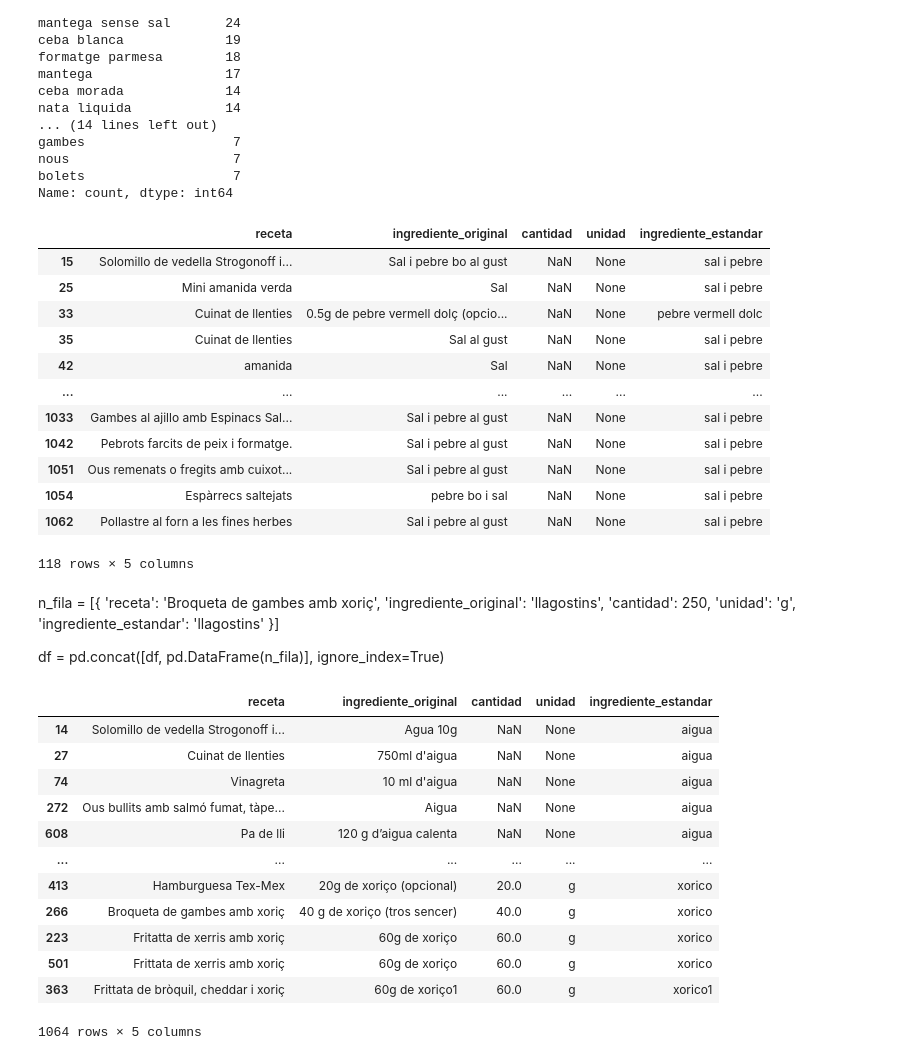
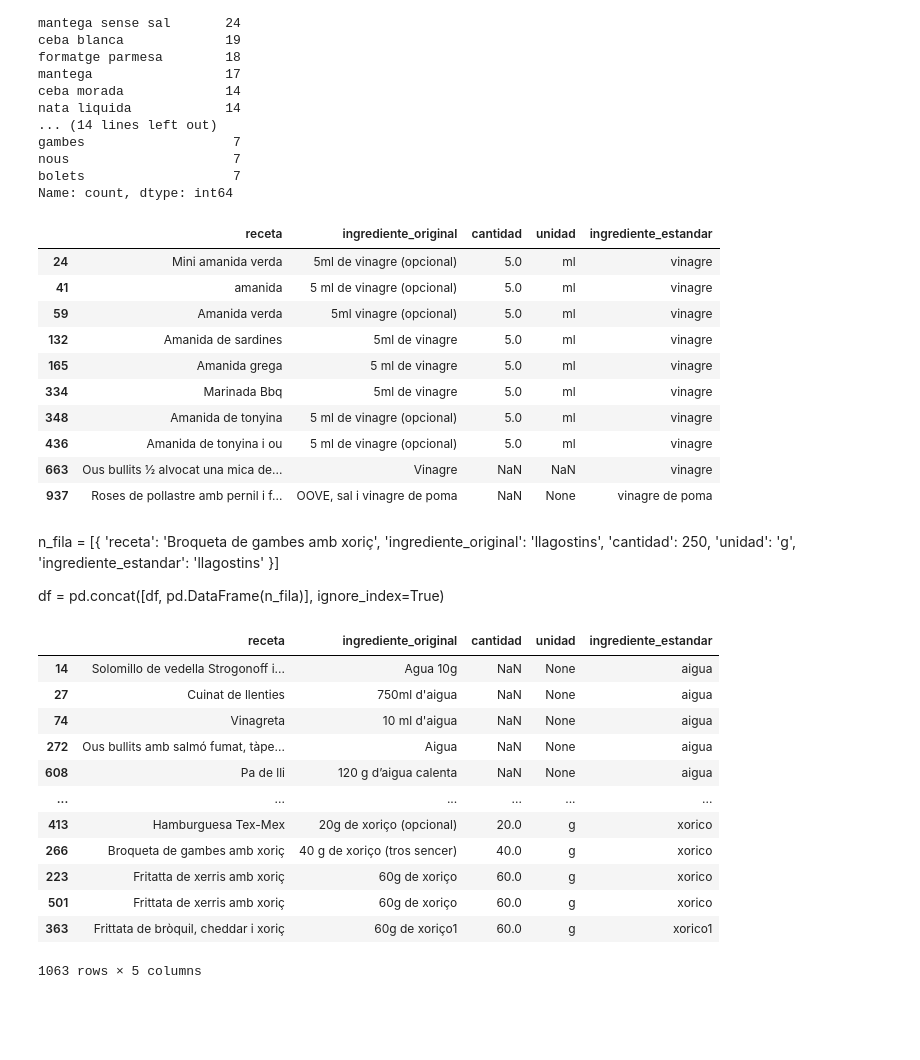
Before and after one commit to TonioDominguez/nutri_test, a Jupyter notebook: estandarizacion_en_detalle.ipynb, the cells around one changed output. Drawn from its saved outputs; the diff is of its cells as text; code cells hidden in the pictures; blank space fills up the shorter version.

```diff
--- a/estandarizacion_en_detalle.ipynb
+++ b/estandarizacion_en_detalle.ipynb
@@ -61,8 +61,4 @@ mask = df[df['ingrediente_estandar'].str.contains("pebre", na=False)]
 # %%
 #df.loc[mask.index, 'ingrediente_estandar'] = 'sal i pebre'
-df.loc[mask.index, 'cantidad'] = None
-df.loc[mask.index, 'unidad'] = None
+#df.loc[mask.index, 'cantidad'] = None
+#df.loc[mask.index, 'unidad'] = None
-# %%
-df.loc[[376, 729, 71],'ingrediente_estandar'] = 'pebre vermell picant'
-#df.loc[[582, 114],'cantidad'] = [5, 6]
-#df.loc[[582, 114],'unidad'] = None
@@ -69,19 +69,17 @@ df.loc[[376, 729, 71],'ingrediente_estandar'] = 'pebre vermell picant'
 # %%
-df[df['ingrediente_estandar'].str.contains("pebre", na=False)]
+df[df['ingrediente_estandar'].str.contains("vinagre", na=False)]
 # %% [output]
 |  | receta | ingrediente_original | cantidad | unidad | ingrediente_estandar |
-| 15 | Solomillo de vedella Strogonoff i... | Sal i pebre bo al gust | NaN | None | sal i pebre |
-| 25 | Mini amanida verda | Sal | NaN | None | sal i pebre |
-| 33 | Cuinat de llenties | 0.5g de pebre vermell dolç (opcio... | NaN | None | pebre vermell dolc |
-| 35 | Cuinat de llenties | Sal al gust | NaN | None | sal i pebre |
-| 42 | amanida | Sal | NaN | None | sal i pebre |
-| ... | ... | ... | ... | ... | ... |
-| 1033 | Gambes al ajillo amb Espinacs Sal... | Sal i pebre al gust | NaN | None | sal i pebre |
-| 1042 | Pebrots farcits de peix i formatge. | Sal i pebre al gust | NaN | None | sal i pebre |
-| 1051 | Ous remenats o fregits amb cuixot... | Sal i pebre al gust | NaN | None | sal i pebre |
-| 1054 | Espàrrecs saltejats | pebre bo i sal | NaN | None | sal i pebre |
-| 1062 | Pollastre al forn a les fines herbes | Sal i pebre al gust | NaN | None | sal i pebre |
+| 24 | Mini amanida verda | 5ml de vinagre (opcional) | 5.0 | ml | vinagre |
+| 41 | amanida | 5 ml de vinagre (opcional) | 5.0 | ml | vinagre |
+| 59 | Amanida verda | 5ml vinagre (opcional) | 5.0 | ml | vinagre |
+| 132 | Amanida de sardines | 5ml de vinagre | 5.0 | ml | vinagre |
+| 165 | Amanida grega | 5 ml de vinagre | 5.0 | ml | vinagre |
+| 334 | Marinada Bbq | 5ml de vinagre | 5.0 | ml | vinagre |
+| 348 | Amanida de tonyina | 5 ml de vinagre (opcional) | 5.0 | ml | vinagre |
+| 436 | Amanida de tonyina i ou | 5 ml de vinagre (opcional) | 5.0 | ml | vinagre |
+| 663 | Ous bullits ½ alvocat una mica de... | Vinagre | NaN | NaN | vinagre |
+| 937 | Roses de pollastre amb pernil i f... | OOVE, sal i vinagre de poma | NaN | None | vinagre de poma |
-118 rows × 5 columns
 # %% [markdown]
 n_fila = [{
     'receta': 'Broqueta de gambes amb xoriç',
@@ -107,5 +105,5 @@ df.sort_values(by=['ingrediente_estandar', 'cantidad'], ascending=[True, True])
 | 223 | Fritatta de xerris amb xoriç | 60g de xoriço | 60.0 | g | xorico |
 | 501 | Frittata de xerris amb xoriç | 60g de xoriço | 60.0 | g | xorico |
 | 363 | Frittata de bròquil, cheddar i xoriç | 60g de xoriço1 | 60.0 | g | xorico1 |
-1064 rows × 5 columns
+1063 rows × 5 columns
 # %%
```
Also changed, not shown: parts of 4 cells of this notebook, 1 other file.
